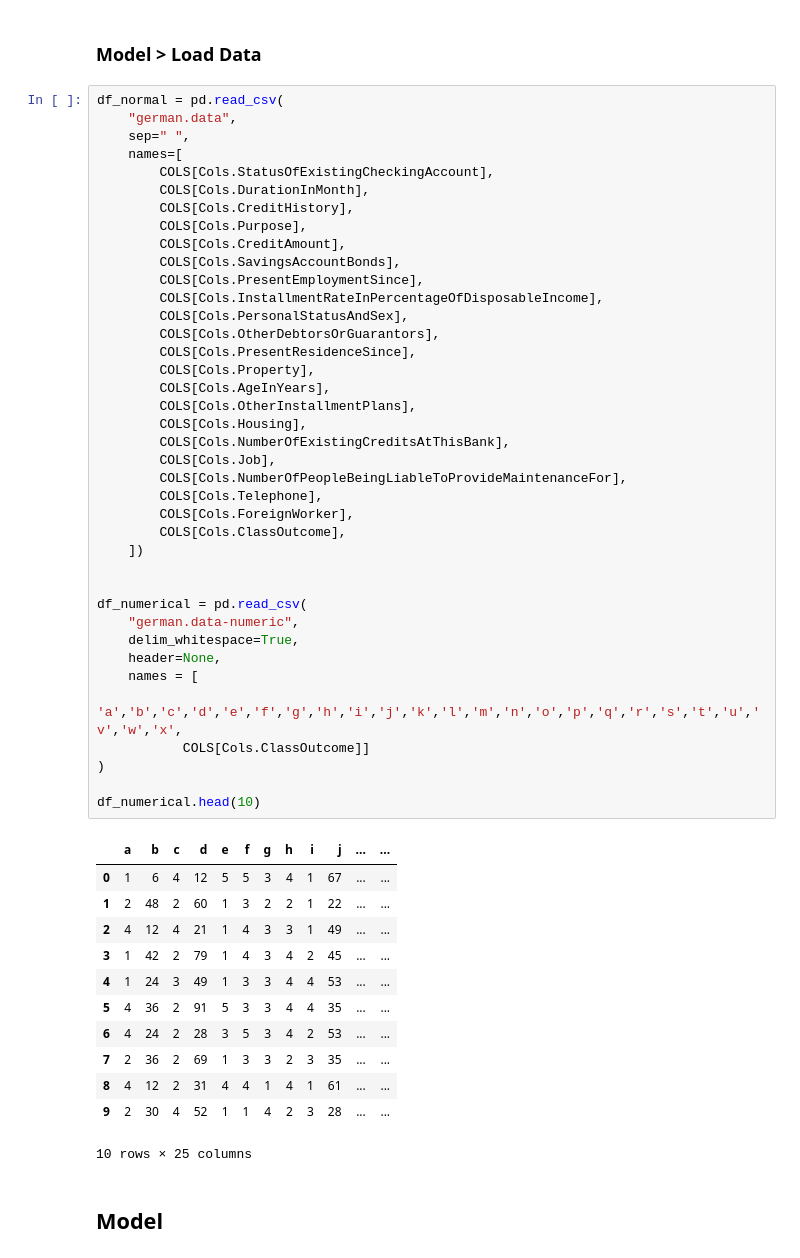
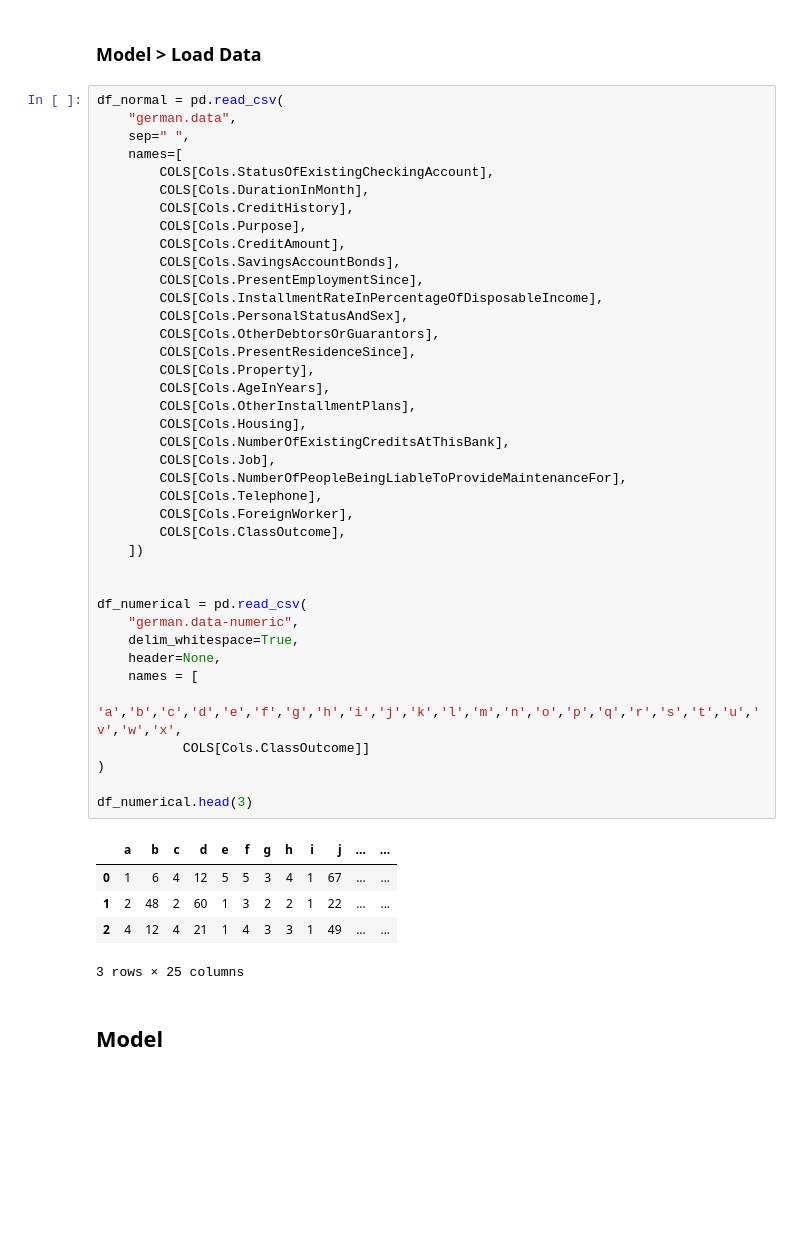
Before and after one commit to heuer-ja/CENG463-Machine-Learning, a Jupyter notebook: A01/CENG-463_A01.ipynb, the cells around one changed output. Drawn from its saved outputs; the diff is of its cells as text; blank space fills up the shorter version.

```diff
--- a/A01/CENG-463_A01.ipynb
+++ b/A01/CENG-463_A01.ipynb
@@ -111,42 +113,35 @@ df_normal = pd.read_csv(
         COLS[Cols.PersonalStatusAndSex],
         COLS[Cols.OtherDebtorsOrGuarantors],
         COLS[Cols.PresentResidenceSince],
         COLS[Cols.Property],
         COLS[Cols.AgeInYears],
         COLS[Cols.OtherInstallmentPlans],
         COLS[Cols.Housing],
         COLS[Cols.NumberOfExistingCreditsAtThisBank],
         COLS[Cols.Job],
         COLS[Cols.NumberOfPeopleBeingLiableToProvideMaintenanceFor],
         COLS[Cols.Telephone],
         COLS[Cols.ForeignWorker],
         COLS[Cols.ClassOutcome],
     ])
 
 
 df_numerical = pd.read_csv(
     "german.data-numeric",
     delim_whitespace=True,
     header=None,
     names = [
         'a','b','c','d','e','f','g','h','i','j','k','l','m','n','o','p','q','r','s','t','u','v','w','x',
            COLS[Cols.ClassOutcome]]
 )
 
-df_numerical.head(10)
+df_numerical.head(3)
 # %% [output]
 |  | a | b | c | d | e | f | g | h | i | j | ... | ... |
 | 0 | 1 | 6 | 4 | 12 | 5 | 5 | 3 | 4 | 1 | 67 | ... | ... |
 | 1 | 2 | 48 | 2 | 60 | 1 | 3 | 2 | 2 | 1 | 22 | ... | ... |
 | 2 | 4 | 12 | 4 | 21 | 1 | 4 | 3 | 3 | 1 | 49 | ... | ... |
-| 3 | 1 | 42 | 2 | 79 | 1 | 4 | 3 | 4 | 2 | 45 | ... | ... |
-| 4 | 1 | 24 | 3 | 49 | 1 | 3 | 3 | 4 | 4 | 53 | ... | ... |
-| 5 | 4 | 36 | 2 | 91 | 5 | 3 | 3 | 4 | 4 | 35 | ... | ... |
-| 6 | 4 | 24 | 2 | 28 | 3 | 5 | 3 | 4 | 2 | 53 | ... | ... |
-| 7 | 2 | 36 | 2 | 69 | 1 | 3 | 3 | 2 | 3 | 35 | ... | ... |
-| 8 | 4 | 12 | 2 | 31 | 4 | 4 | 1 | 4 | 1 | 61 | ... | ... |
-| 9 | 2 | 30 | 4 | 52 | 1 | 1 | 4 | 2 | 3 | 28 | ... | ... |
-10 rows × 25 columns
+3 rows × 25 columns
 # %% [markdown]
 ## Model
 # %% [markdown]
```
Also changed, not shown: parts of 18 cells of this notebook.
